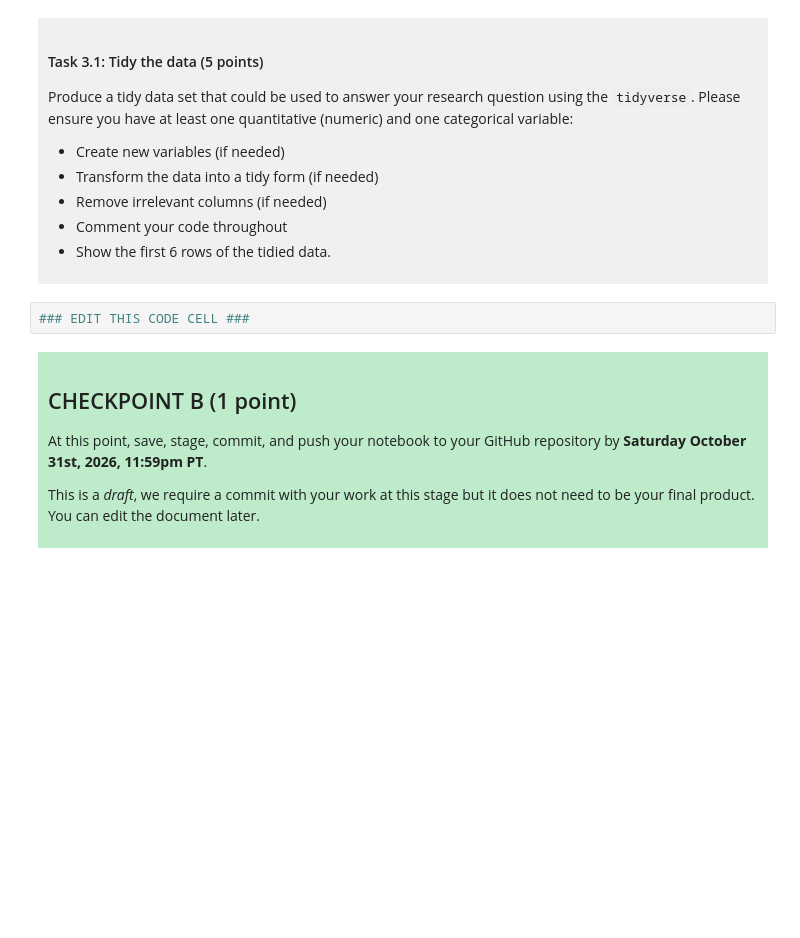
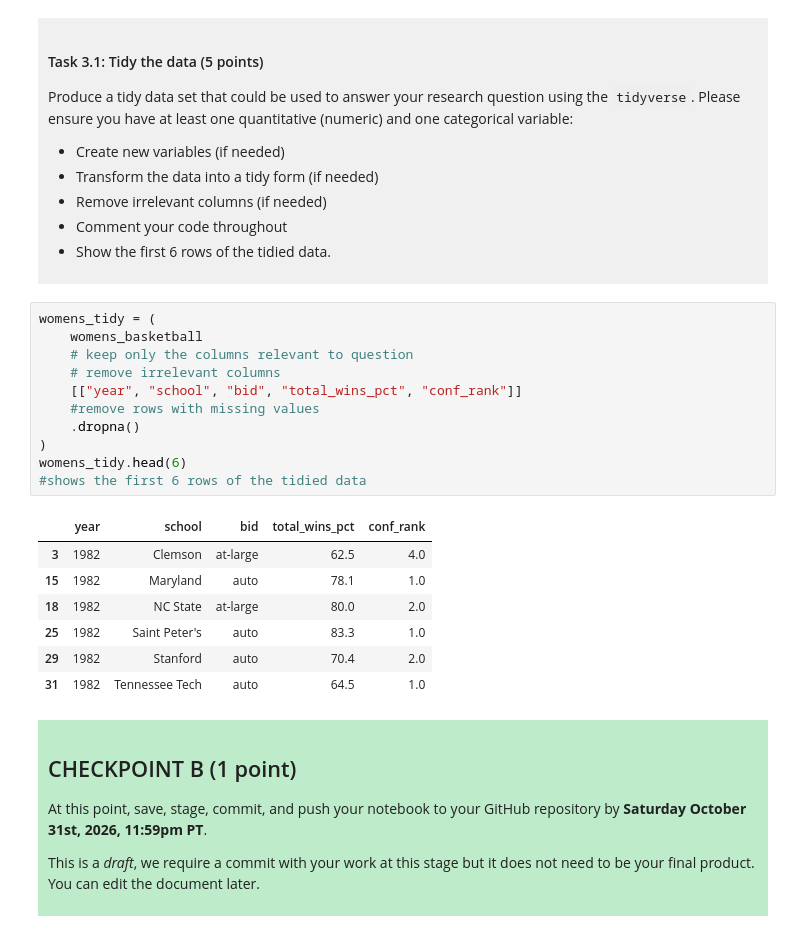
Before and after one commit to kristy1380/dsci-100-project-kristy, a Jupyter notebook: dsci-100-project-notebook.ipynb, the cells around one changed output. Drawn from its saved outputs; the diff is of its cells as text; blank space fills up the shorter version.

```diff
--- a/dsci-100-project-notebook.ipynb
+++ b/dsci-100-project-notebook.ipynb
@@ -187,7 +197,24 @@ Produce a tidy data set that could be used to answer your research question usin
 
 </div>
 # %%
-### EDIT THIS CODE CELL ###
+womens_tidy = (
+    womens_basketball
+    # keep only the columns relevant to question
+    # remove irrelevant columns
+    [["year", "school", "bid", "total_wins_pct", "conf_rank"]]
+    #remove rows with missing values
+    .dropna()
+)
+womens_tidy.head(6)
+#shows the first 6 rows of the tidied data
+# %% [output]
+|  | year | school | bid | total_wins_pct | conf_rank |
+| 3 | 1982 | Clemson | at-large | 62.5 | 4.0 |
+| 15 | 1982 | Maryland | auto | 78.1 | 1.0 |
+| 18 | 1982 | NC State | at-large | 80.0 | 2.0 |
+| 25 | 1982 | Saint Peter's | auto | 83.3 | 1.0 |
+| 29 | 1982 | Stanford | auto | 70.4 | 2.0 |
+| 31 | 1982 | Tennessee Tech | auto | 64.5 | 1.0 |
 # %% [markdown]
 <div style="background-color: #beebca; padding: 10px;">
 
```
Also changed, not shown: parts of 3 cells of this notebook.
